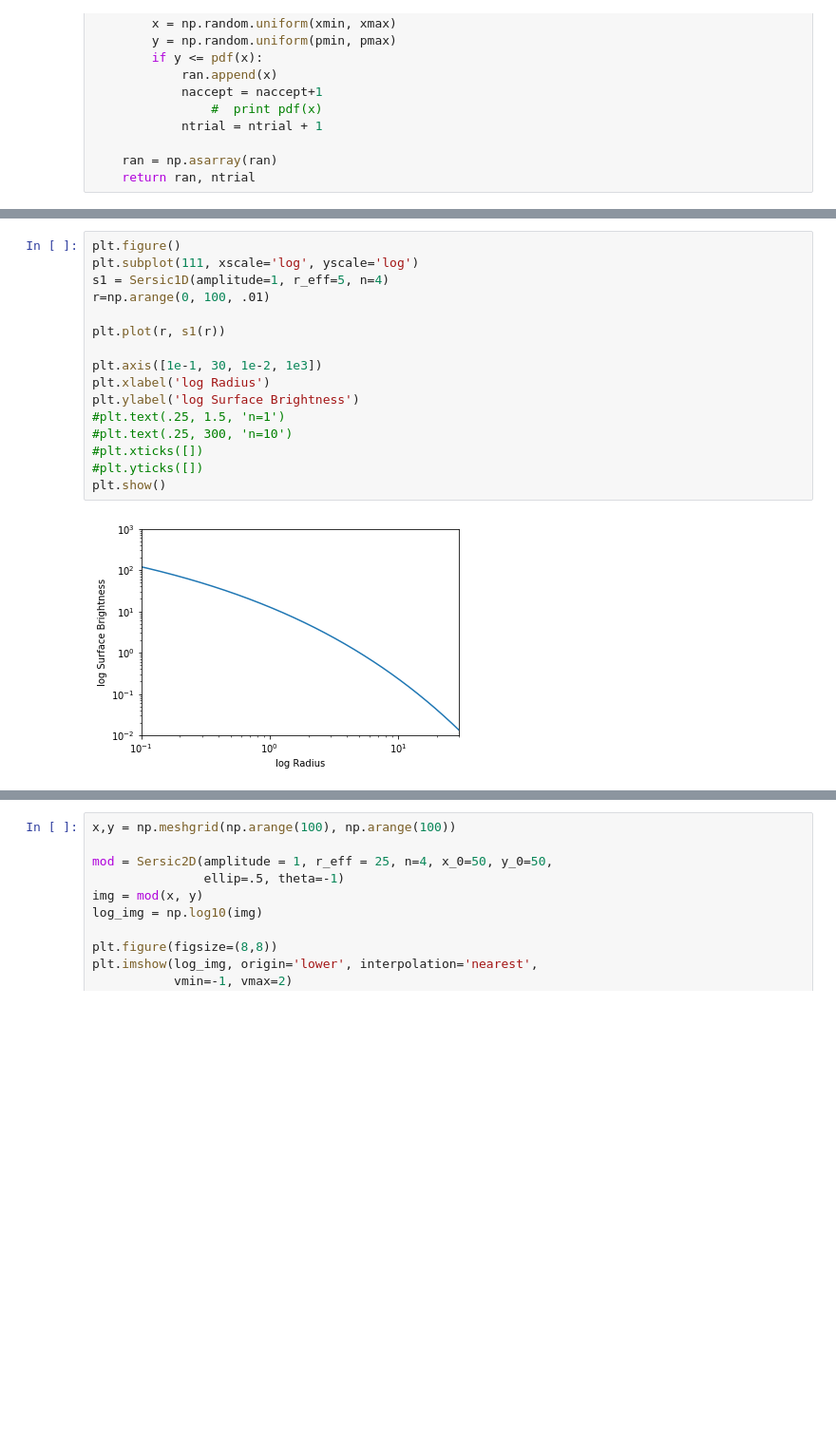
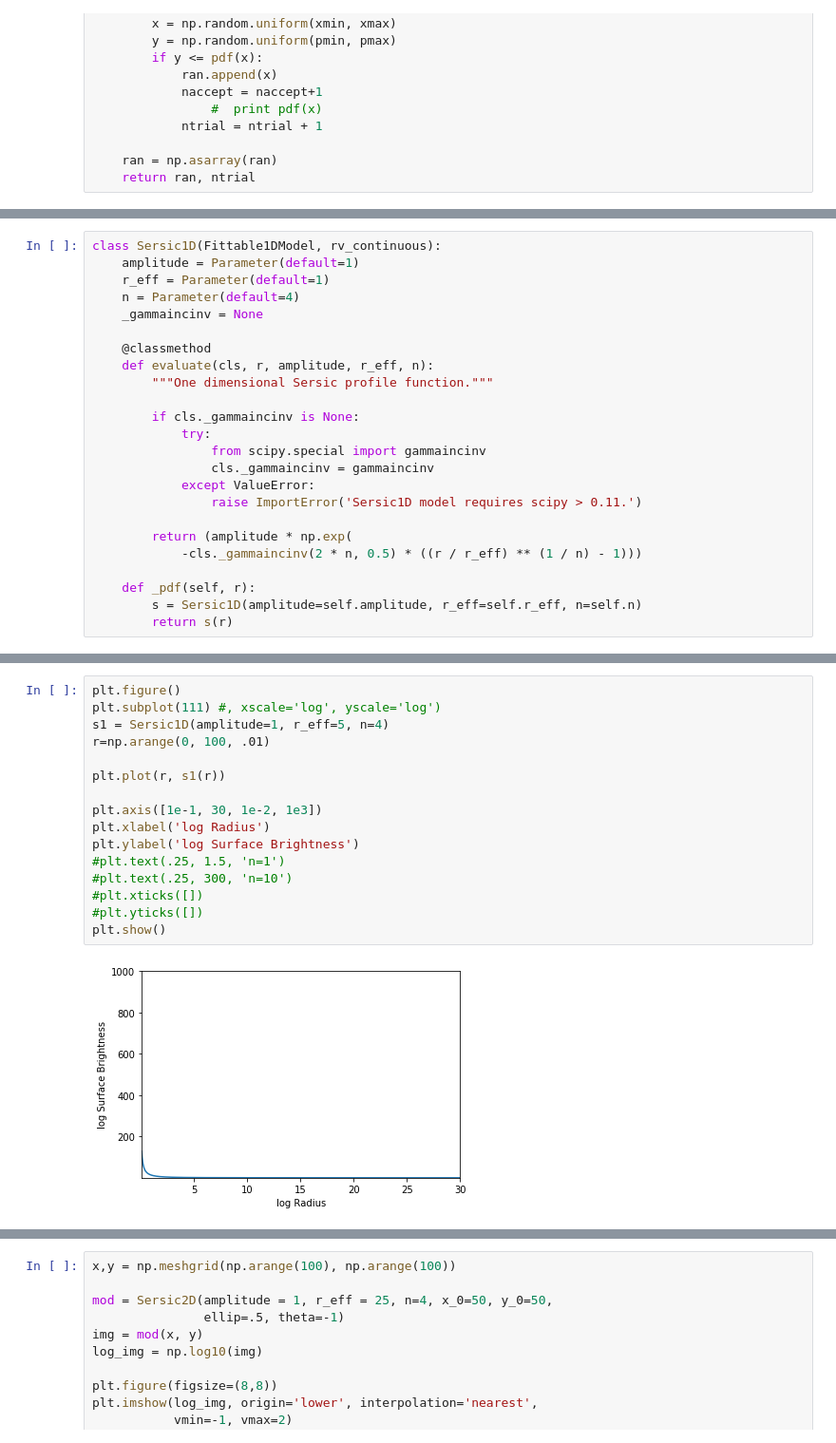
Before and after one commit to miguelverdugo/astromodels, a Jupyter notebook: notebooks/randomvariate.ipynb, the cells around one changed output, grey strips where cells are left out. Shown at 95% size. Drawn from its saved outputs; the diff is of its cells as text; blank space fills up the shorter version.

```diff
--- a/notebooks/randomvariate.ipynb
+++ b/notebooks/randomvariate.ipynb
@@ -93,0 +73,24 @@ def rvs(pdf, n, xmin, xmax):
+# %%
+class Sersic1D(Fittable1DModel, rv_continuous):
+    amplitude = Parameter(default=1)
+    r_eff = Parameter(default=1)
+    n = Parameter(default=4)
+    _gammaincinv = None
+
+    @classmethod
+    def evaluate(cls, r, amplitude, r_eff, n):
+        """One dimensional Sersic profile function."""
+
+        if cls._gammaincinv is None:
+            try:
+                from scipy.special import gammaincinv
+                cls._gammaincinv = gammaincinv
+            except ValueError:
+                raise ImportError('Sersic1D model requires scipy > 0.11.')
+
+        return (amplitude * np.exp(
+            -cls._gammaincinv(2 * n, 0.5) * ((r / r_eff) ** (1 / n) - 1)))
+
+    def _pdf(self, r):
+        s = Sersic1D(amplitude=self.amplitude, r_eff=self.r_eff, n=self.n)
+        return s(r)
@@ -94,20 +126,20 @@ def rvs(pdf, n, xmin, xmax):
 # %%
 plt.figure()
-plt.subplot(111, xscale='log', yscale='log')
+plt.subplot(111) #, xscale='log', yscale='log')
 s1 = Sersic1D(amplitude=1, r_eff=5, n=4)
 r=np.arange(0, 100, .01)
 
 plt.plot(r, s1(r))
 
 plt.axis([1e-1, 30, 1e-2, 1e3])
 plt.xlabel('log Radius')
 plt.ylabel('log Surface Brightness')
 #plt.text(.25, 1.5, 'n=1')
 #plt.text(.25, 300, 'n=10')
 #plt.xticks([])
 #plt.yticks([])
 plt.show()
 # %% [output]
-[figure, old version]
+[figure, new version]
 # %%
 ran, ntrial = randomvariate(s1, 1000, xmin=0, xmax=10)
```
Also changed, not shown: parts of 10 cells of this notebook, 1 other file.
